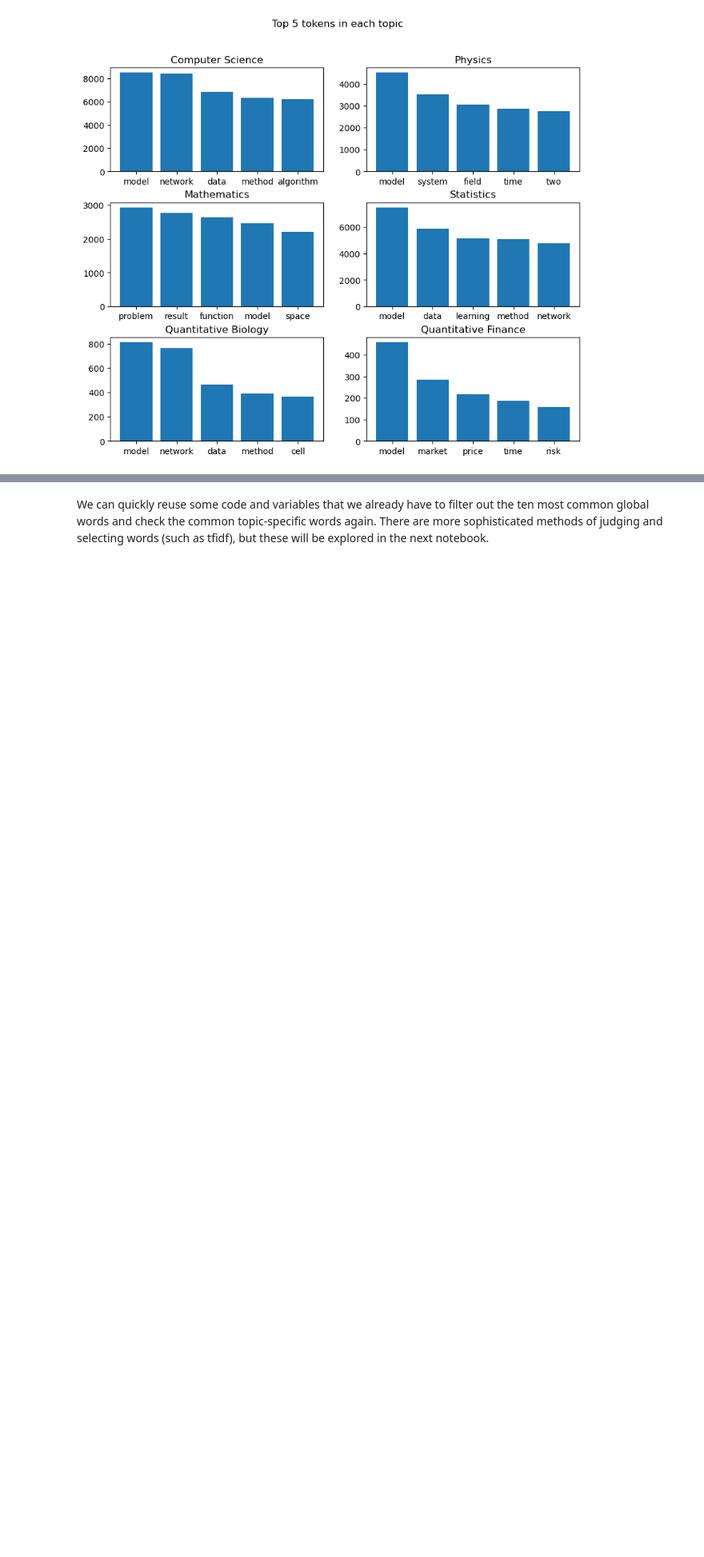
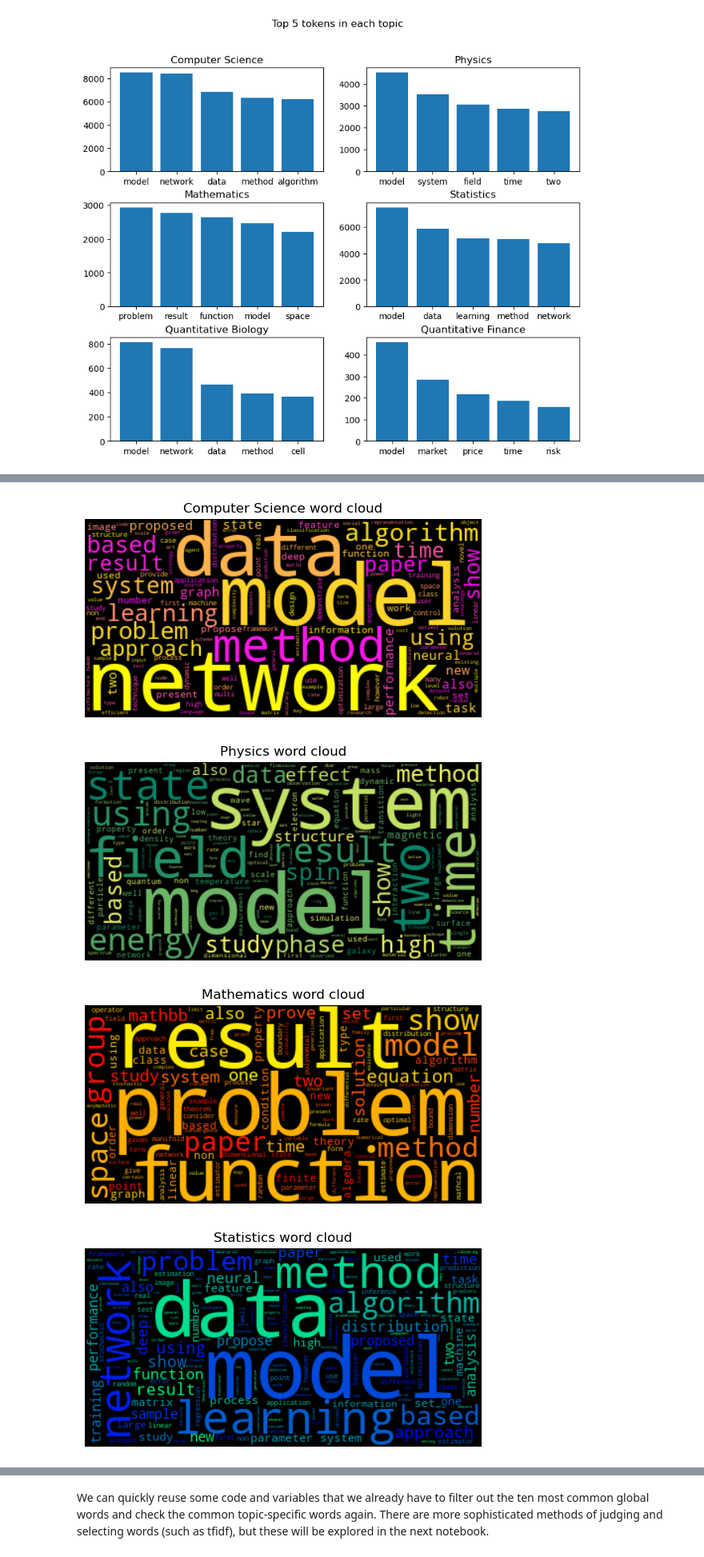
Before and after one commit to raechiang/Capstone-Topics, a Jupyter notebook: notebooks/1.1-rc-data-wrangling-eda.ipynb, the cells around one changed output, grey strips where cells are left out. Shown at 80% size. Drawn from its saved outputs; the diff is of its cells as text; code cells hidden in the pictures; blank space fills up the shorter version.

Commit message:
Adjustments to filepaths, additional visualizations, and first upload of 2.0-notebook.

```diff
--- a/notebooks/1.1-rc-data-wrangling-eda.ipynb
+++ b/notebooks/1.1-rc-data-wrangling-eda.ipynb
@@ -427,7 +428,7 @@ array([list(['planet', 'driven', 'spiral', 'arm', 'protoplanetary', 'disk', 'ii'
 # %% [markdown]
 Now that the words have been normalized, tokenized, and lemmatized, we can look at the word counts.
 # %%
-def get_top_n(text_series, n=10, ignore_list=[]):
+def get_top_n(text_series, n=None, ignore_list=[]):
     """
     Counts the top n most common tokens and returns them as a dictionary.
 
@@ -502,0 +504,18 @@ These word counts are from plain bag-of-words, without too much thought about wh
+# %%
+colormaps=['spring','summer','autumn','winter','cool','Wistia']
+i = 0
+
+for label in labels:
+    top_rmv = get_top_n(train_df_clean[train_df_clean[label] == 1]['text'])
+    wc = WordCloud(background_color="black", colormap=colormaps[i], max_words=200, max_font_size=85)
+    i += 1
+    wc.generate_from_frequencies(top_rmv)
+    plt.title("{} word cloud".format(label))
+    plt.imshow(wc, interpolation="bilinear")
+    plt.axis("off")
+    plt.show()
+# %% [output]
+[figure, added]
+[figure, added]
+[figure, added]
+[figure, added]
```
Also changed, not shown: parts of 8 cells of this notebook, 1 other file.
